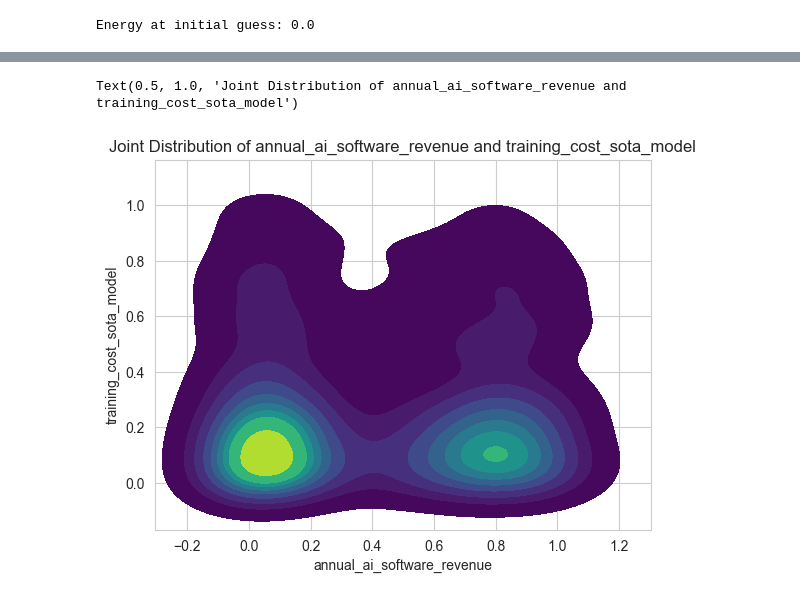
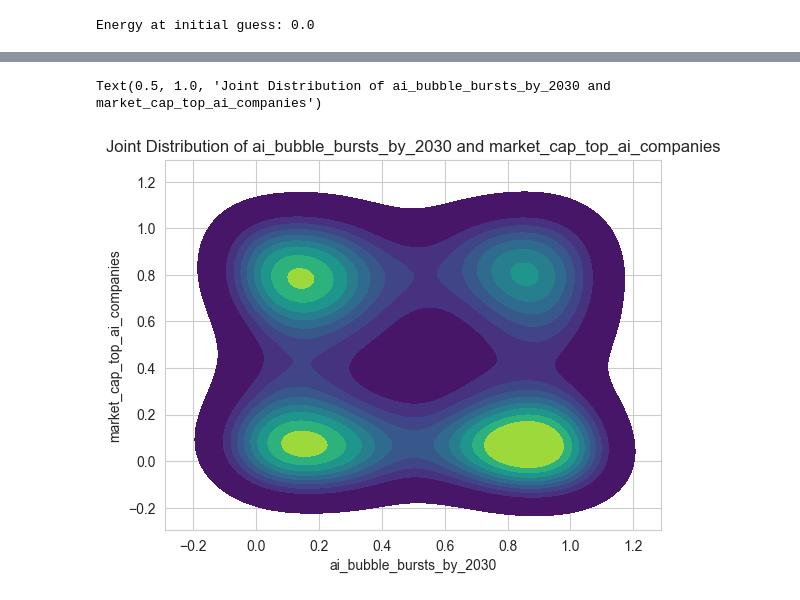
Before and after one commit to amdson/calibrated_response, a Jupyter notebook: examples/maxent_smm_pipeline.ipynb, the cells around one changed output, grey strips where cells are left out. Cells and saved outputs as stored; diff of their text form; code cells hidden in the pictures.

```diff
--- a/examples/maxent_smm_pipeline.ipynb
+++ b/examples/maxent_smm_pipeline.ipynb
@@ -38,12 +39,12 @@ from calibrated_response.maxent_smm.distribution_builder import DistributionBuil
 from calibrated_response.maxent_smm.maxent_solver import JAXSolverConfig
 
 config = JAXSolverConfig(
-    num_chains=256,
+    num_chains=512,
     num_iterations=500,
     mcmc_steps_per_iteration=4,
     learning_rate=0.002,
 
-    l2_regularization=1e-4,
+    l2_regularization=1e-2,
 
     hmc_step_size=0.015,
     hmc_leapfrog_steps=10,
@@ -171,12 +185,12 @@ for i, var in enumerate(variables):
 # %%
 import seaborn as sns
 sns.set_style("whitegrid")
 # samples = samples[::5, :]
-i1, i2 = 1, 9
+i1, i2 = 0, 7
 sns.kdeplot(x=samples[:, i1], y=samples[:, i2], fill=True, thresh=0.01, cmap="viridis")
 plt.xlabel(variables[i1].name)
 plt.ylabel(variables[i2].name)
 plt.title(f"Joint Distribution of {variables[i1].name} and {variables[i2].name}")
 # %% [output]
-Text(0.5, 1.0, 'Joint Distribution of annual_ai_software_revenue and training_cost_sota_model')
+Text(0.5, 1.0, 'Joint Distribution of ai_bubble_bursts_by_2030 and market_cap_top_ai_companies')
-[figure, old version]
+[figure, new version]
```
Also changed, not shown: parts of 6 cells of this notebook, 9 other files.
